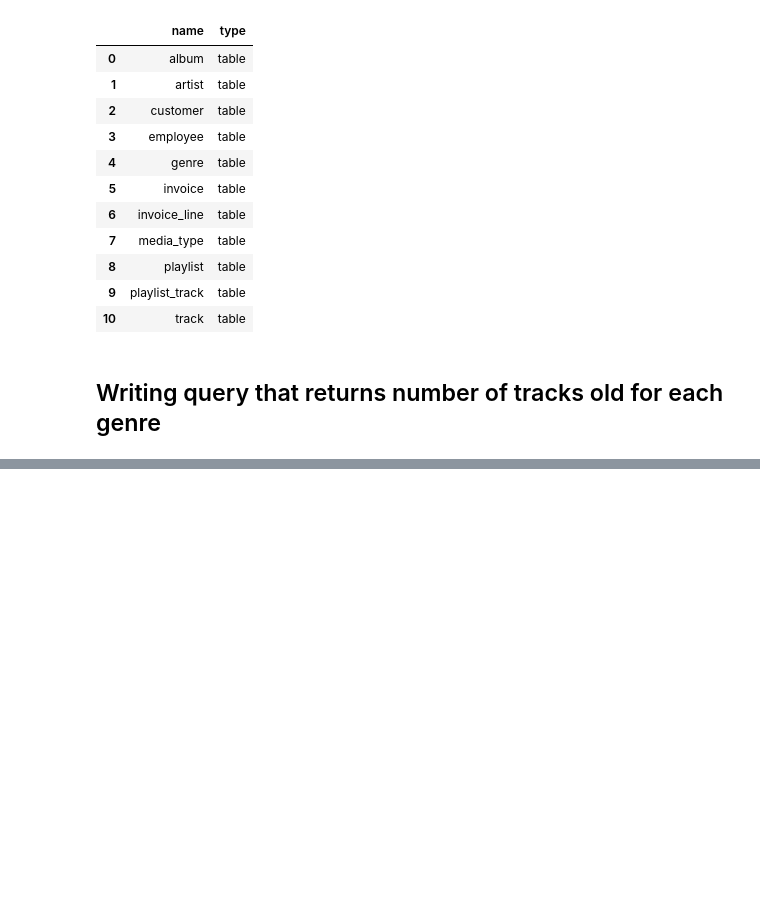
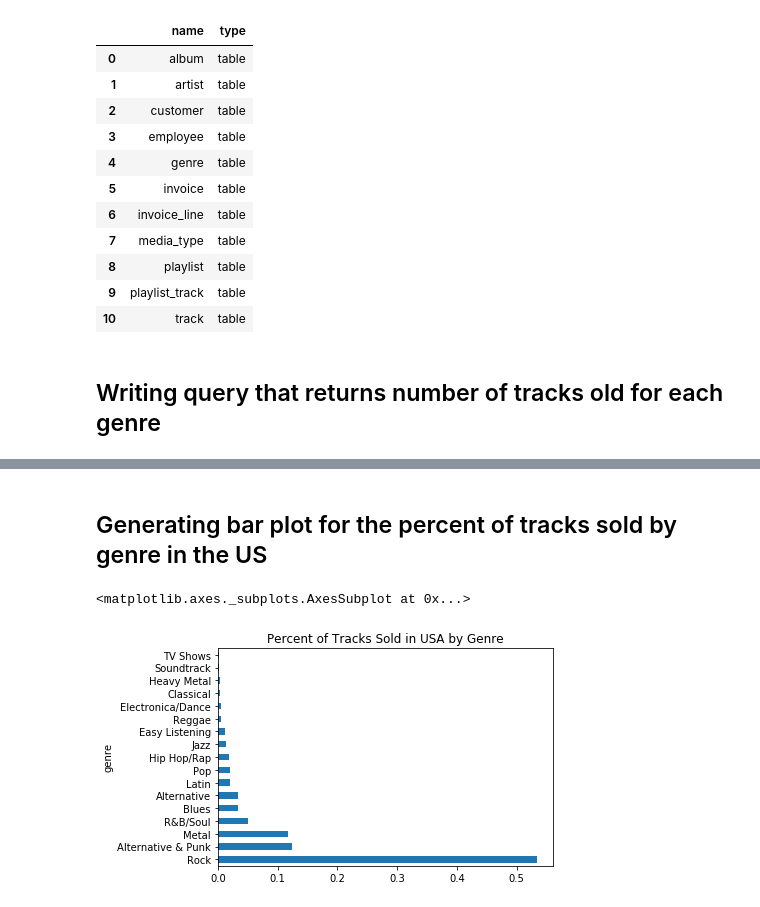
Before and after one commit to milesmackenzie/dataquest, a Jupyter notebook: step_4/sql_intermediate/project_sql/project_sql.ipynb, the cells around one changed output, grey strips where cells are left out. Saved outputs shown, nothing was run; the diff lists cells and outputs as text; code cells hidden in the pictures; blank space fills up the shorter version.

```diff
--- a/step_4/sql_intermediate/project_sql/project_sql.ipynb
+++ b/step_4/sql_intermediate/project_sql/project_sql.ipynb
@@ -103,0 +112,13 @@ run_query(q)
+# %% [markdown]
+## Generating bar plot for the percent of tracks sold by genre in the US
+# %%
+with sqlite3.connect('chinook.db') as conn:
+    df = pd.read_sql_query(q,conn)
+
+df.set_index("genre", inplace=True, drop=True)
+df["percentage"].plot.barh(
+    title="Percent of Tracks Sold in USA by Genre"
+)
+# %% [output]
+<matplotlib.axes._subplots.AxesSubplot at 0x...>
+[figure, added]
```
Also changed, not shown: parts of 16 cells of this notebook.
